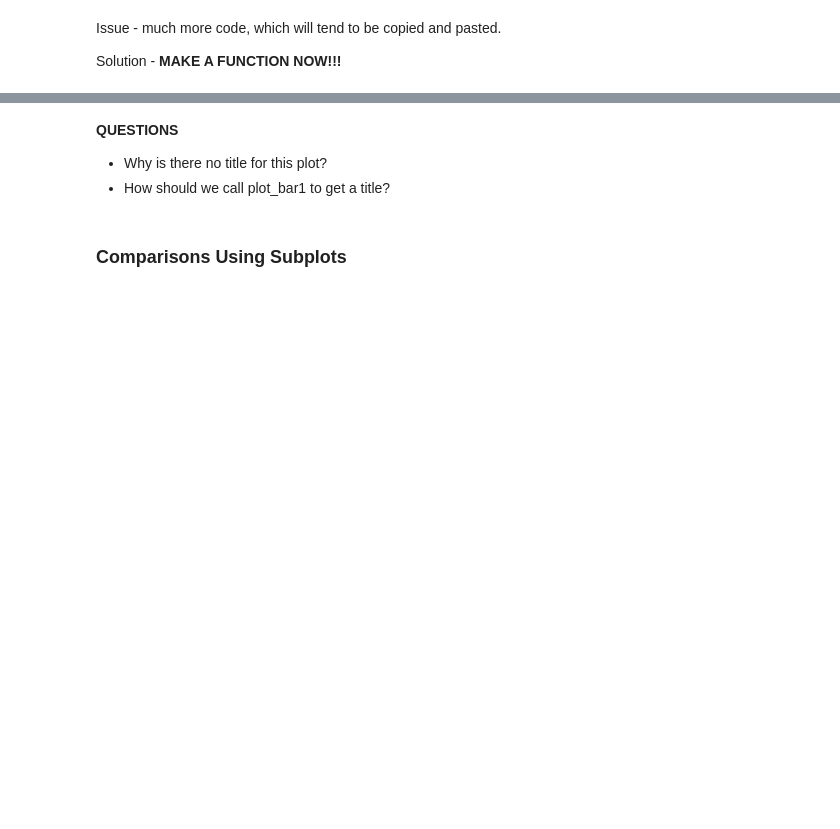
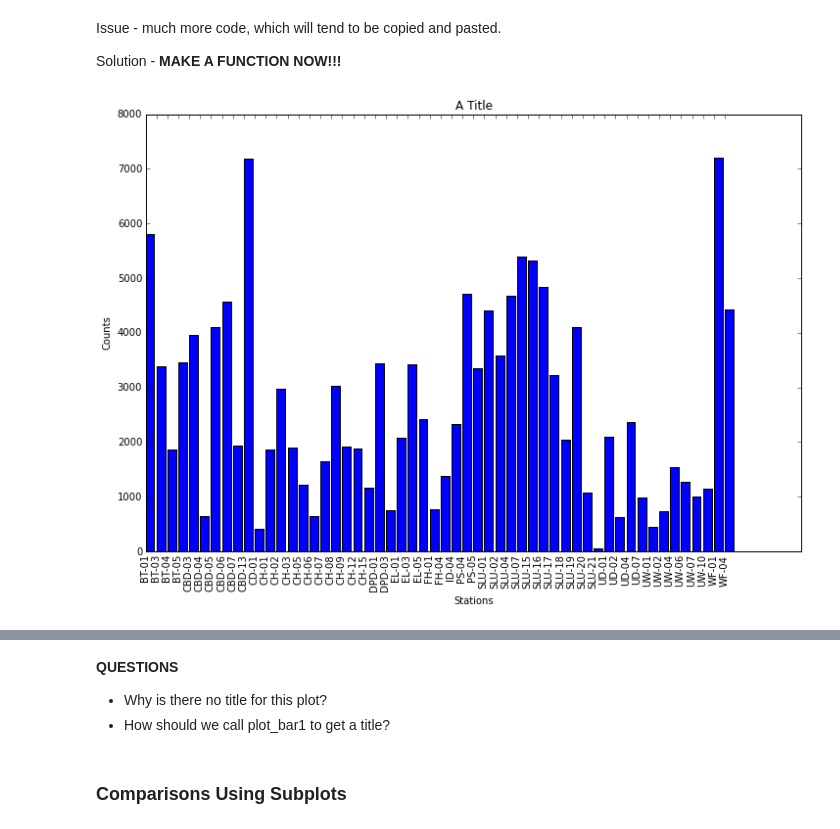
Before and after one commit to UWSEDS/LectureNotes, a Jupyter notebook: 05-Visualization-in-Python/Visualization in Python.ipynb, the cells around one changed output, grey strips where cells are left out. Saved outputs shown, nothing was run; the diff lists cells and outputs as text; code cells hidden in the pictures; blank space fills up the shorter version.

```diff
--- a/05-Visualization-in-Python/Visualization in Python.ipynb
+++ b/05-Visualization-in-Python/Visualization in Python.ipynb
@@ -150,22 +235,24 @@ def plot_bar1(df, column, opts):
     n_groups = len(df.index)
     index = np.arange(n_groups)  # The "raw" x-axis of the bar plot
     rects1 = plt.bar(index, df[column])
-    if opts.has_key('xlabel'):
+    if 'xlabel' in opts:
       plt.xlabel(opts['xlabel'])
-    if opts.has_key('ylabel'):
+    if 'ylabel' in opts:
       plt.ylabel(opts['ylabel'])
-    if opts.has_key('xticks') and opts['xticks']:
+    if 'xticks' in opts and opts['xticks']:
       plt.xticks(index, df.index)  # Convert "raw" x-axis into labels
       _, labels = plt.xticks()  # Get the new labels of the plot
       plt.setp(labels, rotation=90)  # Rotate labels to make them readable
     else:
       labels = ['' for x in df.index]
       plt.xticks(index, labels)
-    if opts.has_key('ylim'):
+    if 'ylim' in opts:
       plt.ylim(opts['ylim'])
-    if opts.has_key('title'):
+    if 'title' in opts:
       plt.title(opts['title'])
 # %%
 fig = plt.figure(figsize=(12, 8))  # Controls global properties of the bar plot
-opts = {'xlabel': 'Stations', 'ylabel': 'Counts', 'xticks': True}
+opts = {'xlabel': 'Stations', 'ylabel': 'Counts', 'xticks': True, 'title': 'A Title'}
 plot_bar1(df_counts, 'To', opts)
+# %% [output]
+[figure, added]
```
Also changed, not shown: parts of 33 cells of this notebook.
